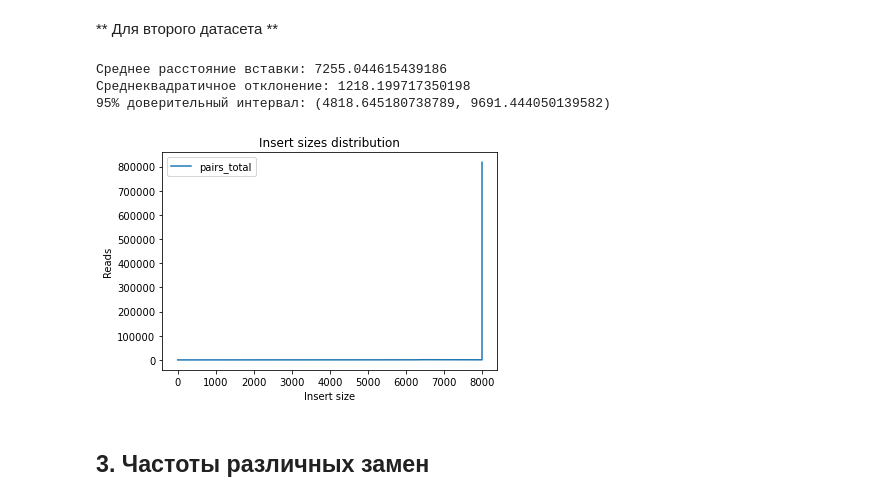
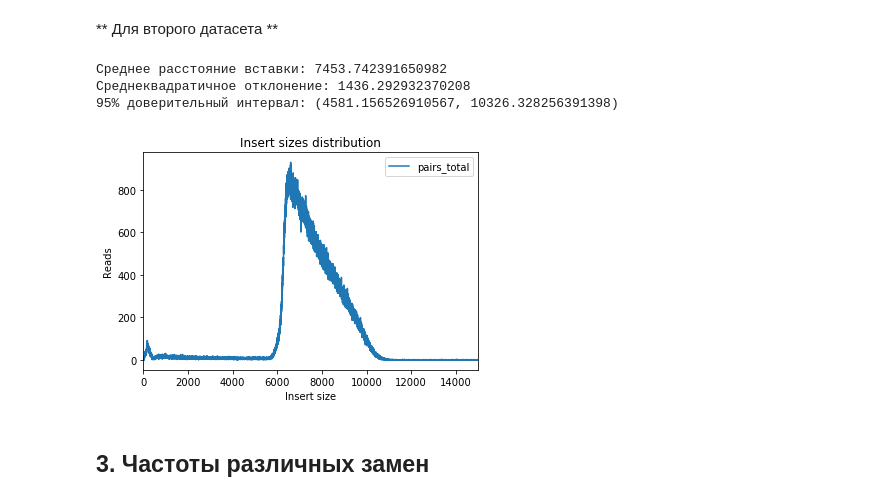
Before and after one commit to vkpankov/BioInfML, a Jupyter notebook: NGS/HW2.ipynb, the cells around one changed output. Drawn from its saved outputs; the diff is of its cells as text; code cells hidden in the pictures.

```diff
--- a/NGS/HW2.ipynb
+++ b/NGS/HW2.ipynb
@@ -70,12 +85,12 @@ plotInsertSizes("data/HW2/test/frag_insertsizes.txt")
 # %% [markdown]
 ** Для второго датасета **
 # %%
-plotInsertSizes("data/HW2/test/jump_insertsizes.txt")
+plotInsertSizes("/mnt/d/NGS/data/HW2/jump_insertsizes.txt")
 # %% [output]
-Среднее расстояние вставки: 7255.044615439186
-Среднеквадратичное отклонение: 1218.199717350198
-95% доверительный интервал: (4818.645180738789, 9691.444050139582)
+Среднее расстояние вставки: 7453.742391650982
+Среднеквадратичное отклонение: 1436.292932370208
+95% доверительный интервал: (4581.156526910567, 10326.328256391398)
-[figure, old version]
+[figure, new version]
 # %% [markdown]
 ## 3. Частоты различных замен
 # %%
```
Also changed, not shown: parts of 17 cells of this notebook.
